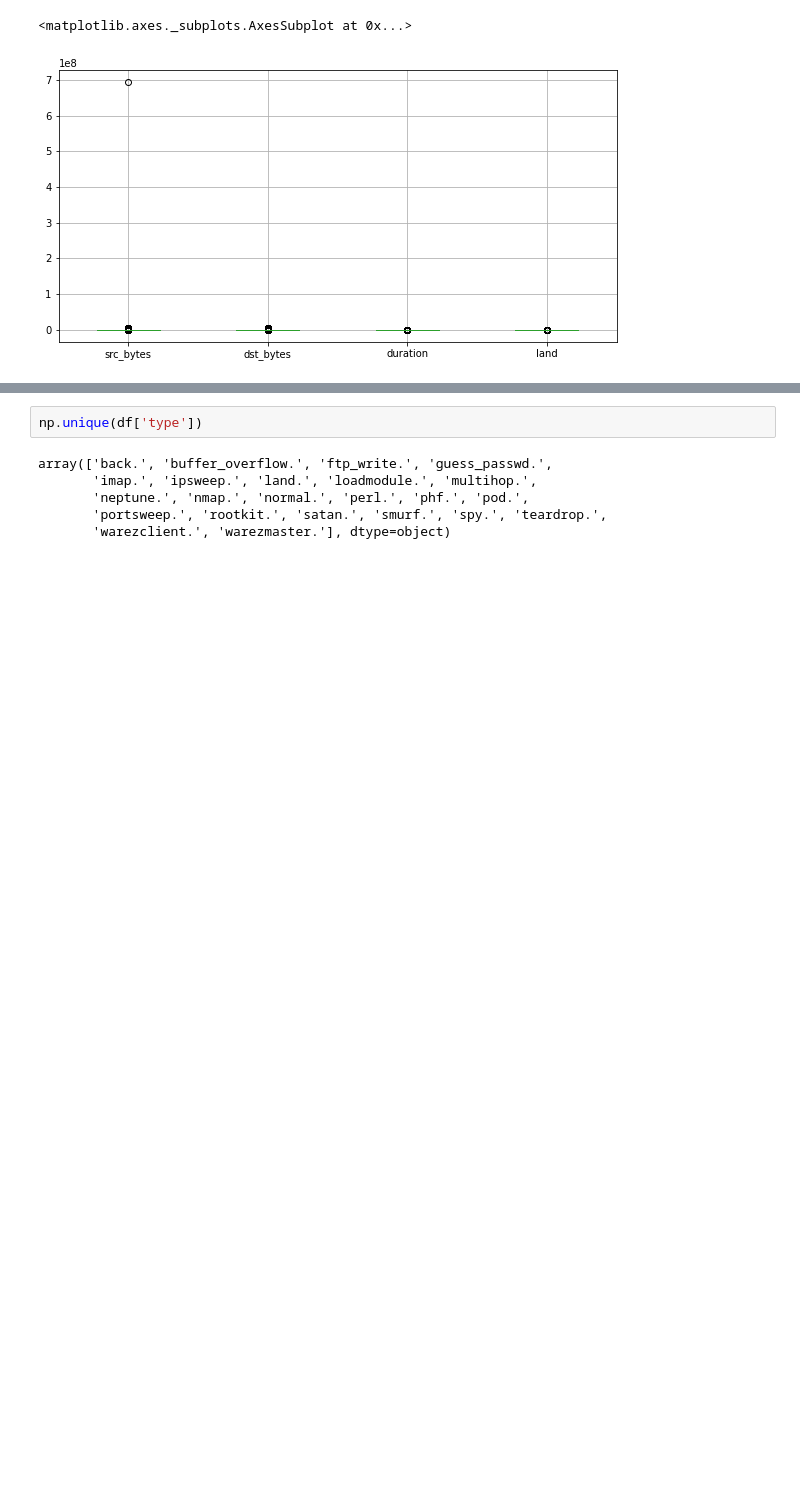
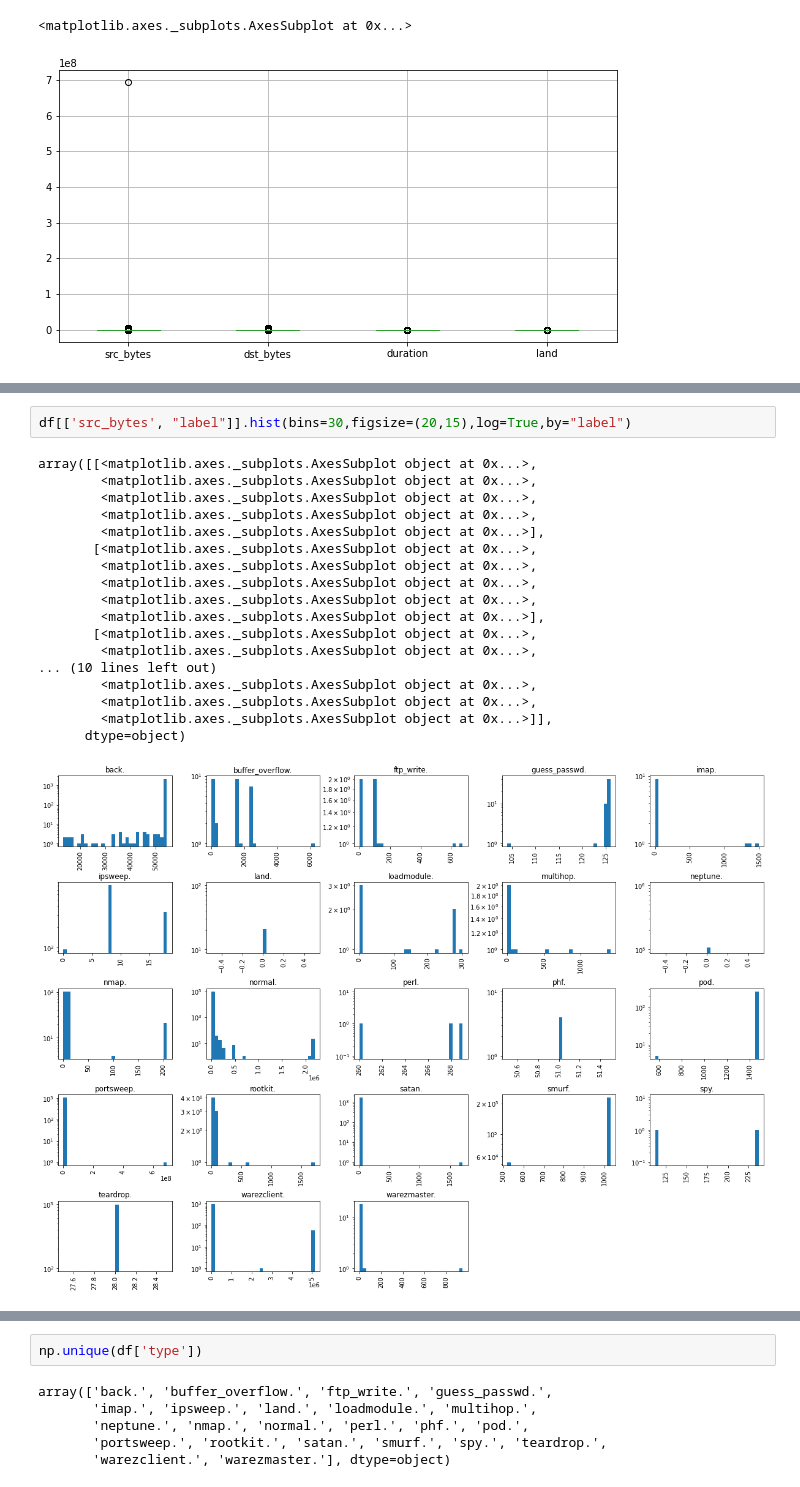
Before and after one commit to mohamed-chamrouk/projet_AIR, a Jupyter notebook: projet_AIR.ipynb, the cells around one changed output, grey strips where cells are left out. Drawn from its saved outputs; the diff is of its cells as text; blank space fills up the shorter version.

Commit message:
Small changes : development of statistical analysis ( Count, src_bytes, duration) and fixing some code

```diff
--- a/projet_AIR.ipynb
+++ b/projet_AIR.ipynb
@@ -220,3 +209,24 @@ array([[<matplotlib.axes._subplots.AxesSubplot object at 0x...>,
         <matplotlib.axes._subplots.AxesSubplot object at 0x...>]],
       dtype=object)
 [figure]
+# %%
+df[['src_bytes', "label"]].hist(bins=30,figsize=(20,15),log=True,by="label")
+# %% [output]
+array([[<matplotlib.axes._subplots.AxesSubplot object at 0x...>,
+        <matplotlib.axes._subplots.AxesSubplot object at 0x...>,
+        <matplotlib.axes._subplots.AxesSubplot object at 0x...>,
+        <matplotlib.axes._subplots.AxesSubplot object at 0x...>,
+        <matplotlib.axes._subplots.AxesSubplot object at 0x...>],
+       [<matplotlib.axes._subplots.AxesSubplot object at 0x...>,
+        <matplotlib.axes._subplots.AxesSubplot object at 0x...>,
+        <matplotlib.axes._subplots.AxesSubplot object at 0x...>,
+        <matplotlib.axes._subplots.AxesSubplot object at 0x...>,
+        <matplotlib.axes._subplots.AxesSubplot object at 0x...>],
+       [<matplotlib.axes._subplots.AxesSubplot object at 0x...>,
+        <matplotlib.axes._subplots.AxesSubplot object at 0x...>,
+... (10 lines left out)
+        <matplotlib.axes._subplots.AxesSubplot object at 0x...>,
+        <matplotlib.axes._subplots.AxesSubplot object at 0x...>,
+        <matplotlib.axes._subplots.AxesSubplot object at 0x...>]],
+      dtype=object)
+[figure, added]
```
Also changed, not shown: parts of 8 cells of this notebook.
